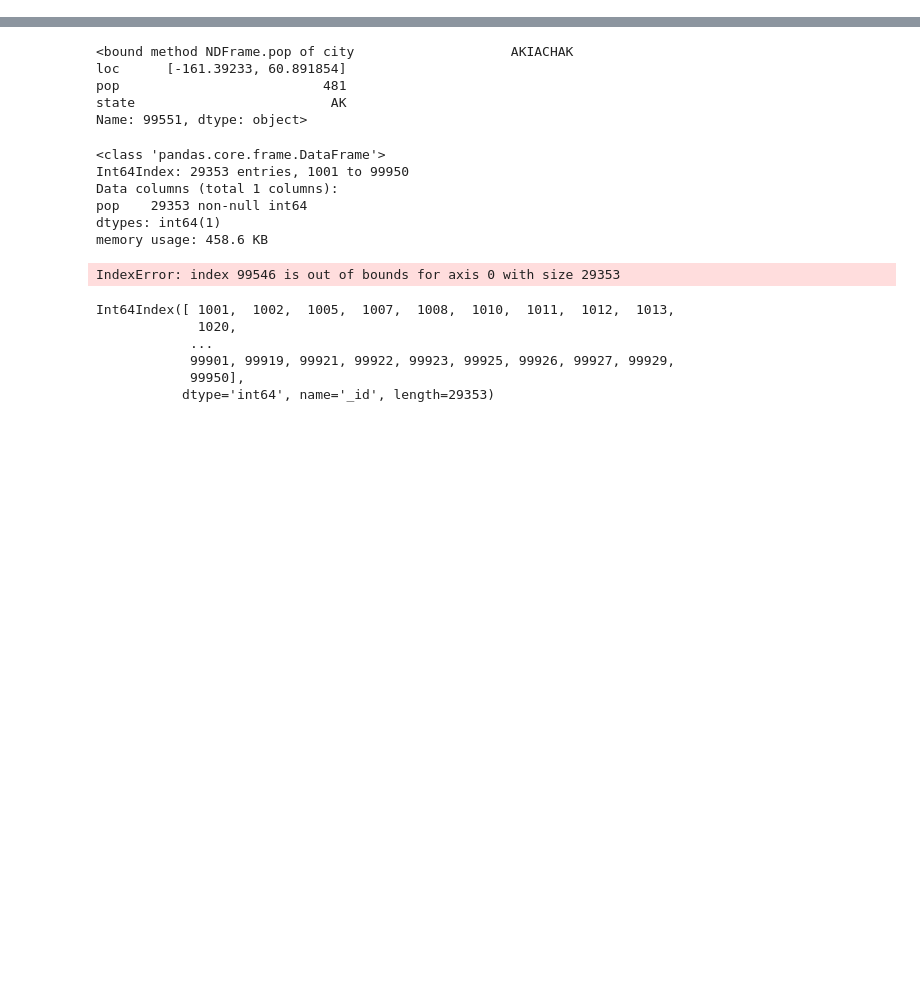
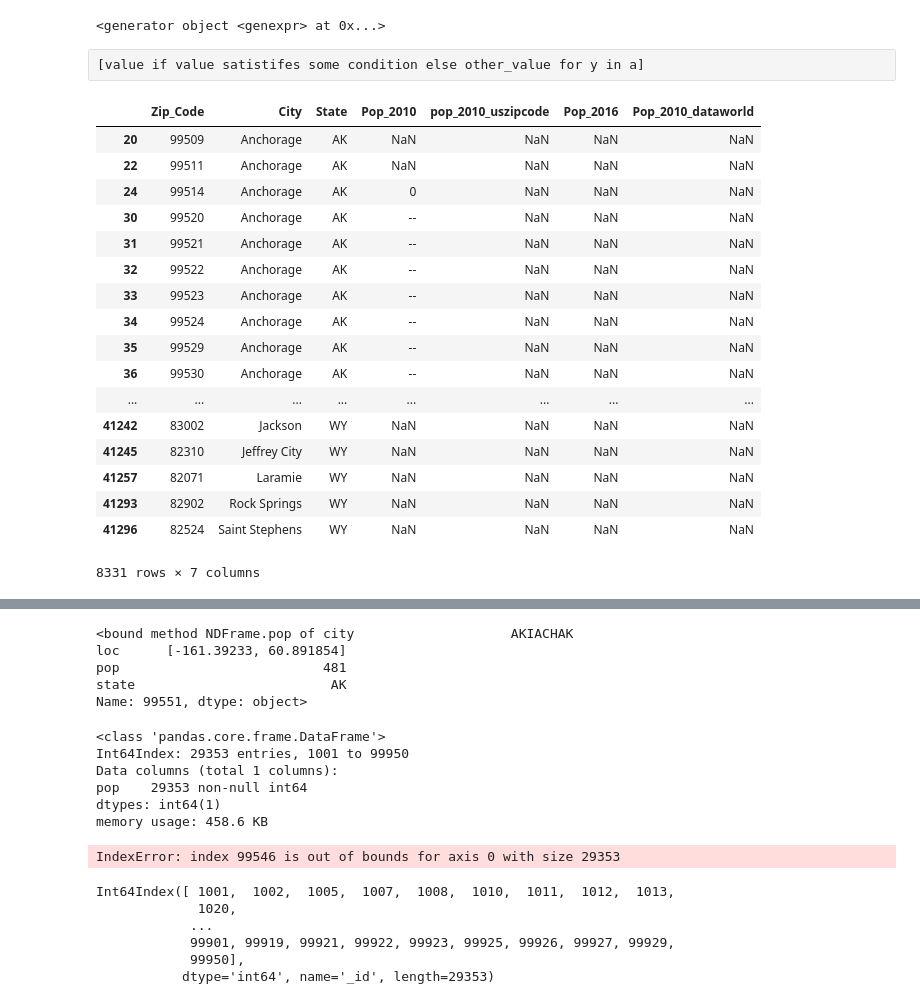
Before and after one commit to tjslezak/zipcode-population-tool, a Jupyter notebook: zipcodepopulationtool.ipynb, the cells around one changed output, grey strips where cells are left out. Drawn from its saved outputs; the diff is of its cells as text; code cells hidden in the pictures; blank space fills up the shorter version.

Commit message:
Now can retrieve pops without uszipcode dependency, next step is to functionalize

```diff
--- a/zipcodepopulationtool.ipynb
+++ b/zipcodepopulationtool.ipynb
@@ -26,0 +25,3 @@ zp.set_index('_id', inplace=True)
+# %%
+## Using uszipcode library
+df['pop_2010_uszipcode'] = [search.by_zipcode(str(z)).population for z in df['Zip_Code']]
@@ -27,3 +37,5 @@ zp.set_index('_id', inplace=True)
 # %%
 zf = pd.read_csv('https://query.data.world/s/op67ehfhbfiugjxpzpr6rk3vfouzxp')
 zf.columns = [col.replace('-', '_') for col in zf.columns]
+common = set(df.Zip_Code) & set(zf.zip_code)
+zf.set_index('zip_code', inplace=True)
@@ -52,0 +52,6 @@ memory usage: 2.3 MB
+# %%
+## Using dataworld link
+year = 2010
+name = 'Pop_{}_dataworld'.format(year)
+yr = 'y_{}'.format(year)
+df[name] = [zf.at[x, yr] if x in common else np.nan for x in df.Zip_Code]
@@ -52,0 +67,29 @@ memory usage: 2.3 MB
+# %%
+(zf.at[x, 'y_2015'] for x in common)
+# %% [output]
+<generator object <genexpr> at 0x...>
+# %% [raw]
+[value if value satistifes some condition else other_value for y in a]
+# %%
+df['Pop_2010_dataworld'] = [zf.at[x, 'y_2015'] if x in common else np.nan for x in df.Zip_Code]
+# %%
+df[df.pop_2010_uszipcode != df.Pop_2010_dataworld]
+# %% [output]
+|  | Zip_Code | City | State | Pop_2010 | pop_2010_uszipcode | Pop_2016 | Pop_2010_dataworld |
+| 20 | 99509 | Anchorage | AK | NaN | NaN | NaN | NaN |
+| 22 | 99511 | Anchorage | AK | NaN | NaN | NaN | NaN |
+| 24 | 99514 | Anchorage | AK | 0 | NaN | NaN | NaN |
+| 30 | 99520 | Anchorage | AK | -- | NaN | NaN | NaN |
+| 31 | 99521 | Anchorage | AK | -- | NaN | NaN | NaN |
+| 32 | 99522 | Anchorage | AK | -- | NaN | NaN | NaN |
+| 33 | 99523 | Anchorage | AK | -- | NaN | NaN | NaN |
+| 34 | 99524 | Anchorage | AK | -- | NaN | NaN | NaN |
+| 35 | 99529 | Anchorage | AK | -- | NaN | NaN | NaN |
+| 36 | 99530 | Anchorage | AK | -- | NaN | NaN | NaN |
+| ... | ... | ... | ... | ... | ... | ... | ... |
+| 41242 | 83002 | Jackson | WY | NaN | NaN | NaN | NaN |
+| 41245 | 82310 | Jeffrey City | WY | NaN | NaN | NaN | NaN |
+| 41257 | 82071 | Laramie | WY | NaN | NaN | NaN | NaN |
+| 41293 | 82902 | Rock Springs | WY | NaN | NaN | NaN | NaN |
+| 41296 | 82524 | Saint Stephens | WY | NaN | NaN | NaN | NaN |
+8331 rows × 7 columns
```
Also changed, not shown: parts of 12 cells of this notebook.
